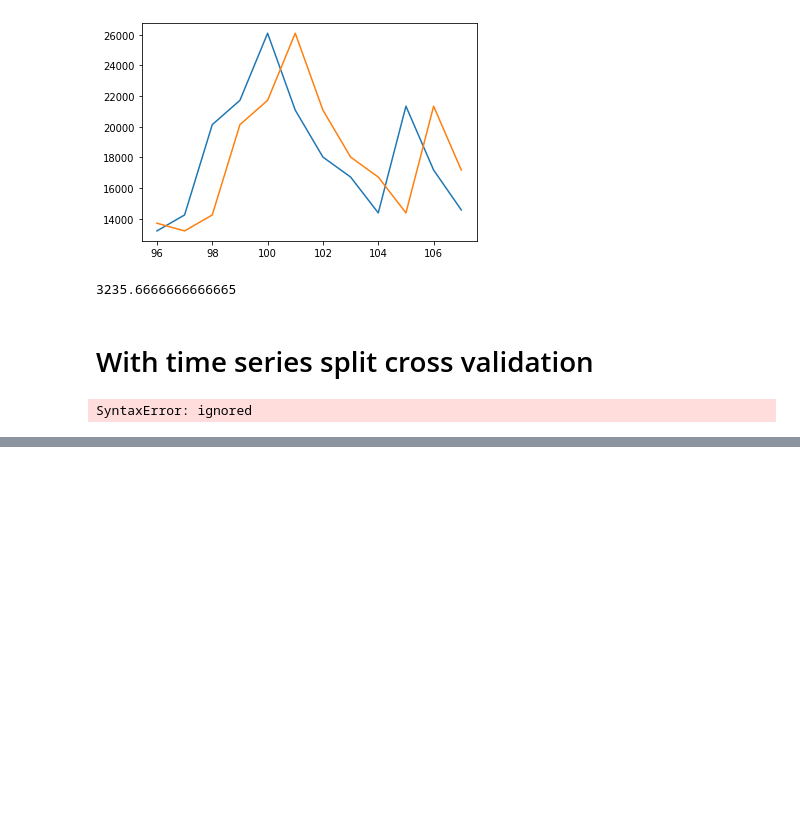
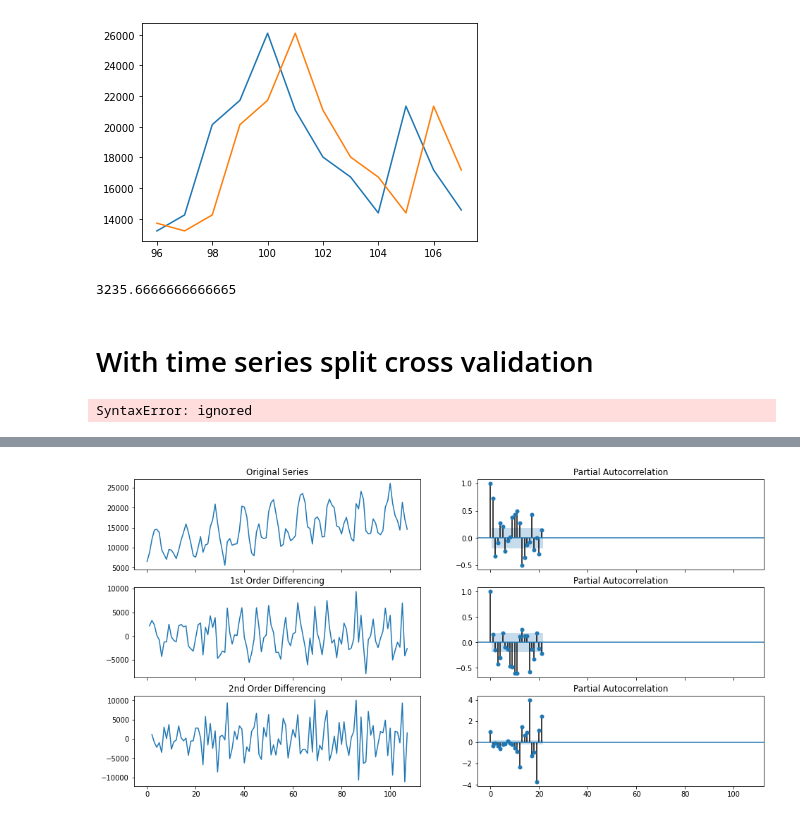
Before and after one commit to andreoniriccardo/time-series, a Jupyter notebook: TimeSeriesARIMA.ipynb, the cells around one changed output, grey strips where cells are left out. Cells and saved outputs as stored; diff of their text form; code cells hidden in the pictures; blank space fills up the shorter version.

```diff
--- a/TimeSeriesARIMA.ipynb
+++ b/TimeSeriesARIMA.ipynb
@@ -349,0 +403,19 @@ mae
+# %%
+# ora il termine p (di partial autocorrelation)
+# faccio la stessa cosa ma invece che plot di autocorrelation uso quello di partial autocorrelation
+# Original Series
+fig, axes = plt.subplots(3, 2, sharex=True, figsize=(16,8))
+axes[0, 0].plot(df.Sales); axes[0, 0].set_title('Original Series')
+plot_pacf(df.Sales, ax=axes[0, 1])
+
+# 1st Differencing
+axes[1, 0].plot(df.Sales.diff()); axes[1, 0].set_title('1st Order Differencing')
+plot_pacf(df.Sales.diff().dropna(), ax=axes[1, 1])
+
+# 2nd Differencing
+axes[2, 0].plot(df.Sales.diff().diff()); axes[2, 0].set_title('2nd Order Differencing')
+plot_pacf(df.Sales.diff().diff().dropna(), ax=axes[2, 1])
+
+plt.show()
+# %% [output]
+[figure, added]
```
Also changed, not shown: parts of 19 cells of this notebook.
